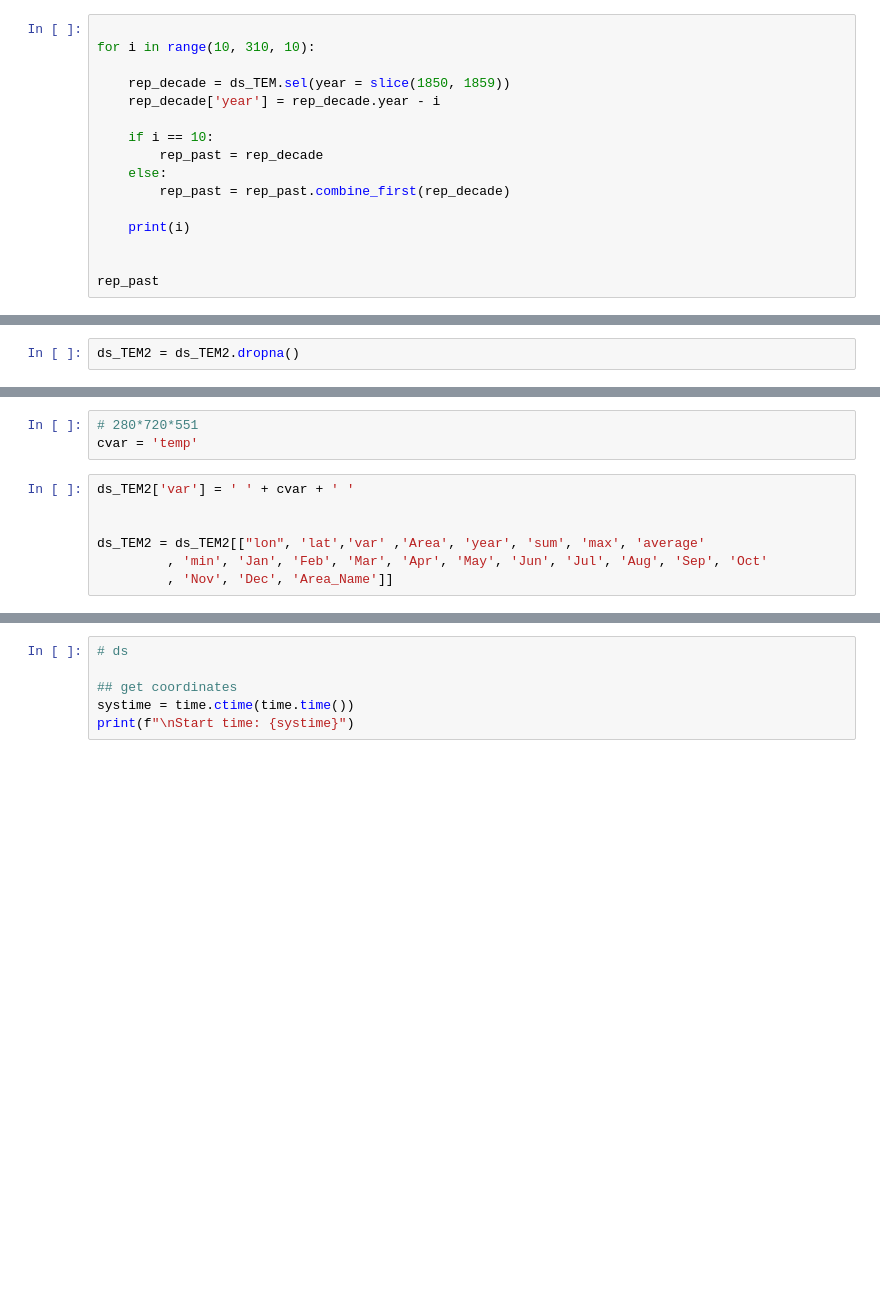
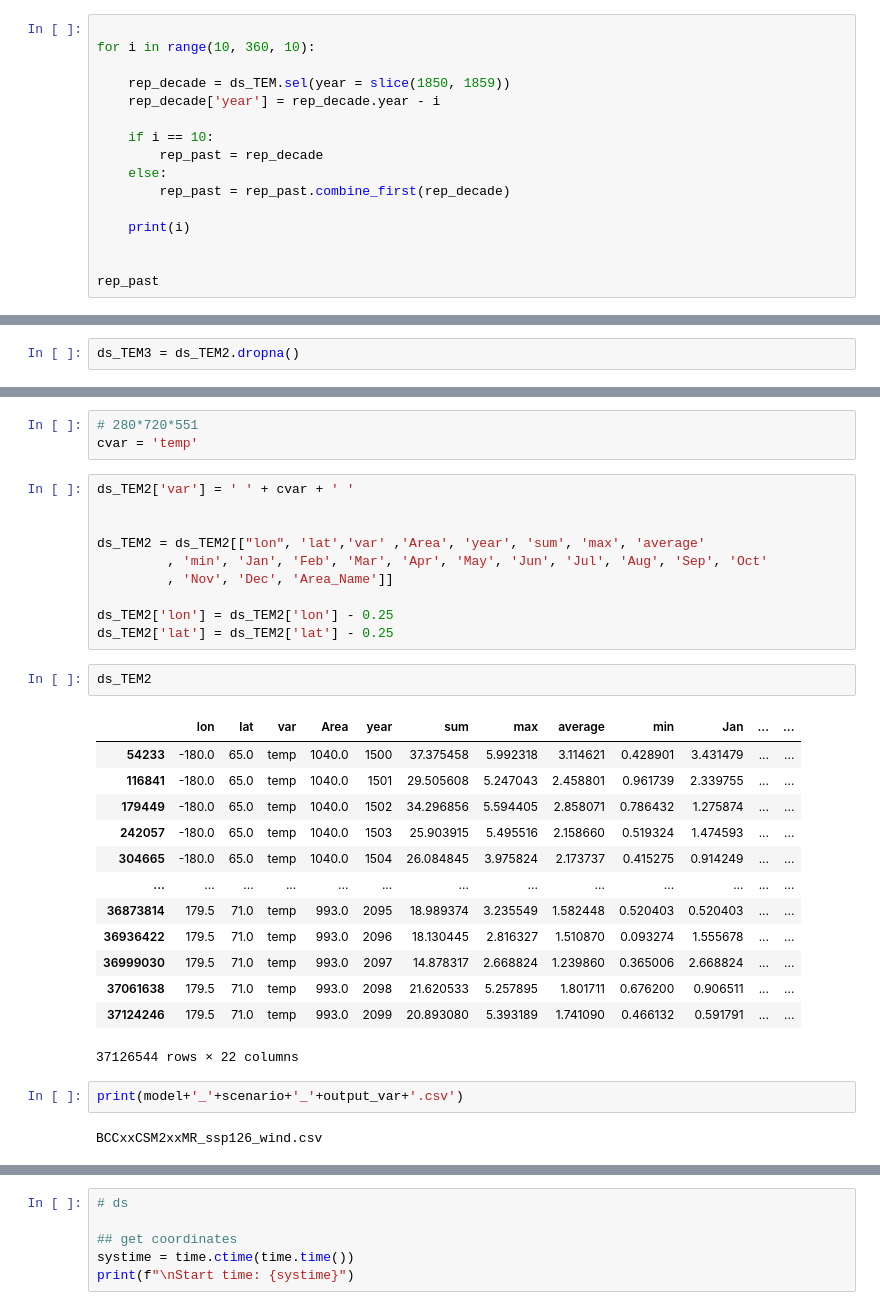
Before and after one commit to UCDglobalchange/TEM_CMIP_Preprocessing_Files, a Jupyter notebook: CMIP6/Preprocess_CMIP6_TEM.ipynb, the cells around one changed output, grey strips where cells are left out. Saved outputs shown, nothing was run; the diff lists cells and outputs as text; blank space fills up the shorter version.

```diff
--- a/CMIP6/Preprocess_CMIP6_TEM.ipynb
+++ b/CMIP6/Preprocess_CMIP6_TEM.ipynb
@@ -578,7 +920,7 @@ array(3694592)
 # list(range(10, 310, 10))
 # %%
 
-for i in range(10, 310, 10):
+for i in range(10, 360, 10):
 
     rep_decade = ds_TEM.sel(year = slice(1850, 1859))
     rep_decade['year'] = rep_decade.year - i
@@ -647,2 +1009,2 @@ ds_TEM2 = ds_TEM.to_dataframe()
 # %%
-ds_TEM2 = ds_TEM2.dropna()
+ds_TEM3 = ds_TEM2.dropna()
@@ -666,5 +1060,28 @@ ds_TEM2['var'] = ' ' + cvar + ' '
 ds_TEM2 = ds_TEM2[["lon", 'lat','var' ,'Area', 'year', 'sum', 'max', 'average'
          , 'min', 'Jan', 'Feb', 'Mar', 'Apr', 'May', 'Jun', 'Jul', 'Aug', 'Sep', 'Oct'
          , 'Nov', 'Dec', 'Area_Name']]
+
+ds_TEM2['lon'] = ds_TEM2['lon'] - 0.25
+ds_TEM2['lat'] = ds_TEM2['lat'] - 0.25
+# %%
+ds_TEM2
+# %% [output]
+|  | lon | lat | var | Area | year | sum | max | average | min | Jan | ... | ... |
+| 54233 | -180.0 | 65.0 | temp | 1040.0 | 1500 | 37.375458 | 5.992318 | 3.114621 | 0.428901 | 3.431479 | ... | ... |
+| 116841 | -180.0 | 65.0 | temp | 1040.0 | 1501 | 29.505608 | 5.247043 | 2.458801 | 0.961739 | 2.339755 | ... | ... |
+| 179449 | -180.0 | 65.0 | temp | 1040.0 | 1502 | 34.296856 | 5.594405 | 2.858071 | 0.786432 | 1.275874 | ... | ... |
+| 242057 | -180.0 | 65.0 | temp | 1040.0 | 1503 | 25.903915 | 5.495516 | 2.158660 | 0.519324 | 1.474593 | ... | ... |
+| 304665 | -180.0 | 65.0 | temp | 1040.0 | 1504 | 26.084845 | 3.975824 | 2.173737 | 0.415275 | 0.914249 | ... | ... |
+| ... | ... | ... | ... | ... | ... | ... | ... | ... | ... | ... | ... | ... |
+| 36873814 | 179.5 | 71.0 | temp | 993.0 | 2095 | 18.989374 | 3.235549 | 1.582448 | 0.520403 | 0.520403 | ... | ... |
+| 36936422 | 179.5 | 71.0 | temp | 993.0 | 2096 | 18.130445 | 2.816327 | 1.510870 | 0.093274 | 1.555678 | ... | ... |
+| 36999030 | 179.5 | 71.0 | temp | 993.0 | 2097 | 14.878317 | 2.668824 | 1.239860 | 0.365006 | 2.668824 | ... | ... |
+| 37061638 | 179.5 | 71.0 | temp | 993.0 | 2098 | 21.620533 | 5.257895 | 1.801711 | 0.676200 | 0.906511 | ... | ... |
+| 37124246 | 179.5 | 71.0 | temp | 993.0 | 2099 | 20.893080 | 5.393189 | 1.741090 | 0.466132 | 0.591791 | ... | ... |
+37126544 rows × 22 columns
+# %%
+print(model+'_'+scenario+'_'+output_var+'.csv')
+# %% [output]
+BCCxxCSM2xxMR_ssp126_wind.csv
 # %%
 
```
Also changed, not shown: parts of 61 cells of this notebook, 2 other files.
